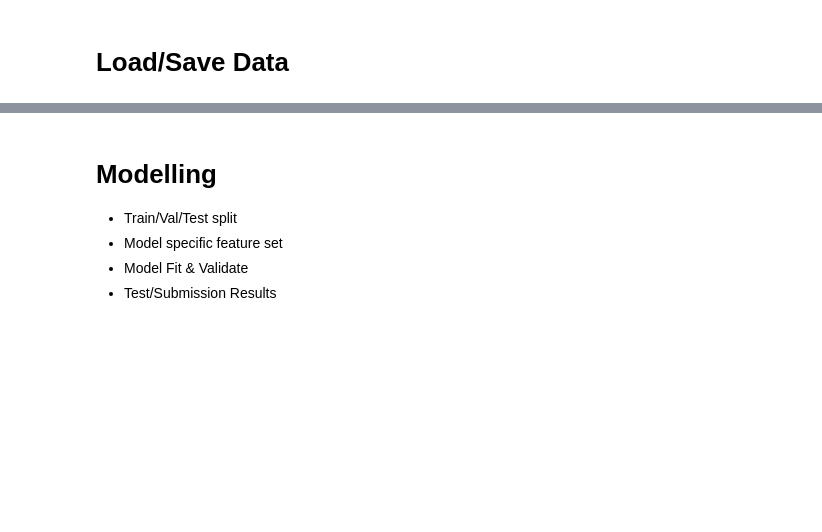
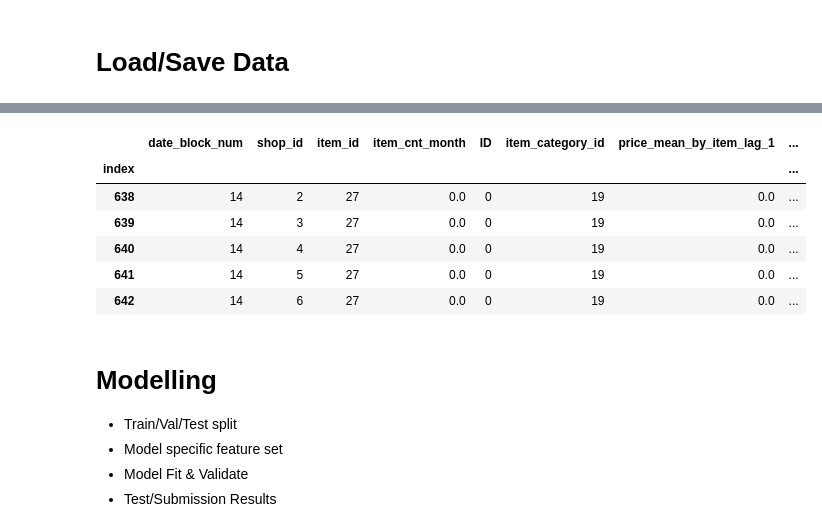
Before and after one commit to migai/Kag, a Jupyter notebook: ipynb_versions/Time Series Features & Modelling_v2.ipynb, the cells around one changed output, grey strips where cells are left out. Saved outputs shown, nothing was run; the diff lists cells and outputs as text; code cells hidden in the pictures; blank space fills up the shorter version.

```diff
--- a/ipynb_versions/Time Series Features & Modelling_v2.ipynb
+++ b/ipynb_versions/Time Series Features & Modelling_v2.ipynb
@@ -595,3 +700,15 @@ NameError: ignored
+# %%
+data = data.loc[:,~data.columns.str.startswith('above_12m_mean_')]
+# %%
+data.head()
+# %% [output]
+|  | date_block_num | shop_id | item_id | item_cnt_month | ID | item_category_id | price_mean_by_item_lag_1 | ... |
+| index |  |  |  |  |  |  |  | ... |
+| 638 | 14 | 2 | 27 | 0.0 | 0 | 19 | 0.0 | ... |
+| 639 | 14 | 3 | 27 | 0.0 | 0 | 19 | 0.0 | ... |
+| 640 | 14 | 4 | 27 | 0.0 | 0 | 19 | 0.0 | ... |
+| 641 | 14 | 5 | 27 | 0.0 | 0 | 19 | 0.0 | ... |
+| 642 | 14 | 6 | 27 | 0.0 | 0 | 19 | 0.0 | ... |
 # %% [markdown]
 # Modelling
 
```
Also changed, not shown: parts of 29 cells of this notebook, 11 other files.
